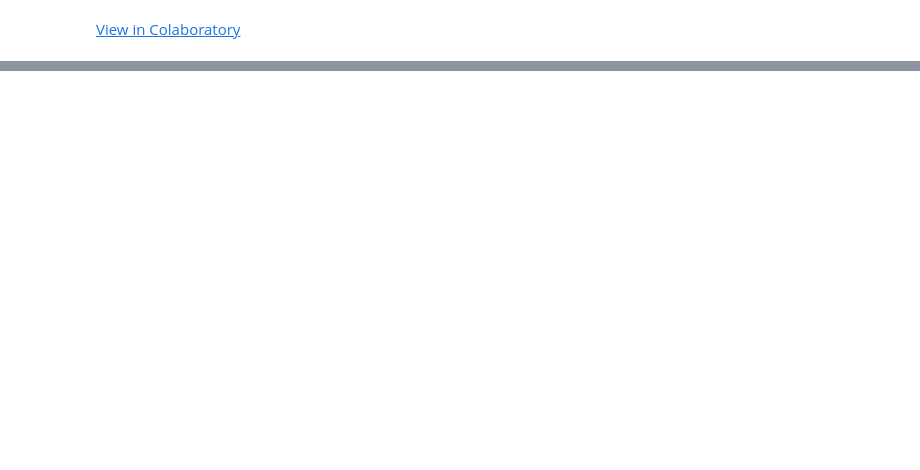
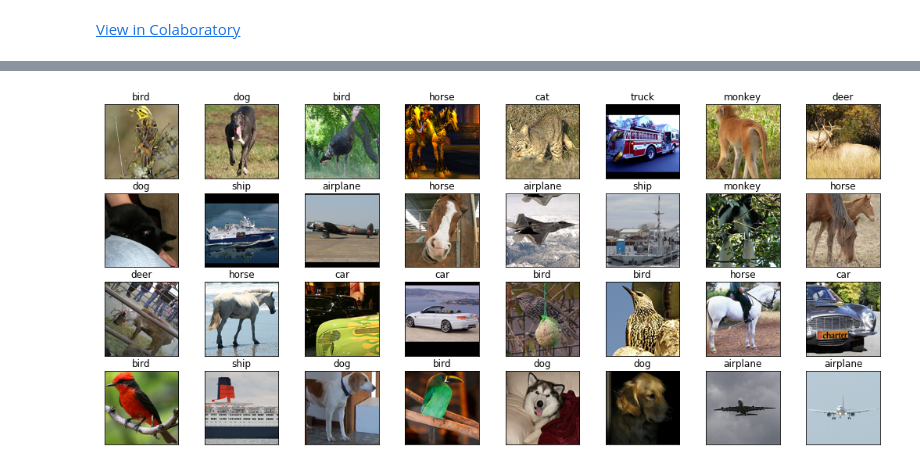
Before and after one commit to sthalles/blog-resources, a Jupyter notebook: sagan/Eager_SAGAN-STL-10-96x96.ipynb, the cells around one changed output, grey strips where cells are left out. Cells and saved outputs as stored; diff of their text form; code cells hidden in the pictures; blank space fills up the shorter version.

```diff
--- a/sagan/Eager_SAGAN-STL-10-96x96.ipynb
+++ b/sagan/Eager_SAGAN-STL-10-96x96.ipynb
@@ -66,0 +17,9 @@ print("Train data shape:", X_train.shape)
+# %%
+#X_train = read_all_images("./data/stl10_binary/train_X.bin")
+X_train, y_train = read_all_images("./data/stl10_binary/train_X.bin", "./data/stl10_binary/train_y.bin")
+
+X_test, y_test = read_all_images("./data/stl10_binary/test_X.bin", "./data/stl10_binary/test_y.bin")
+
+X_train = np.concatenate((X_train, X_test), axis=0)
+y_train = np.concatenate((y_train, y_test), axis=0)
+y_train = y_train - 1
@@ -67,21 +46,21 @@ print("Train data shape:", X_train.shape)
 # %%
-cifar_10 = ["airplane", "automobile", "bird", "cat", "deer", "dog", "frog", "horse", "ship", "truck"]
-
-n_classes = len(cifar_10)
-print("Number of classes:", n_classes)
-
-
+labels = ["airplane", "bird", "car", "cat", "deer", "dog", "horse", "monkey", "ship", "truck"]
+n_classes = 10
 fig = plt.figure(figsize=(18,8))
 n_columns = 8
 n_rows = 4
 
-for i in range(1,n_columns*n_rows+1):
-  fig.add_subplot(n_rows, n_columns, i)
+for i in range(0,n_columns*n_rows):
+
+  fig.add_subplot(n_rows, n_columns, i+1)
   plt.imshow(X_train[i])
-  # plt.title(cifar_10[y_train[i]])
+  #print(y_train[i-1])
+  plt.title(labels[y_train[i]])
   # Turn off tick labels
   plt.xticks([])
   plt.yticks([])
 plt.show()
+# %% [output]
+[figure, added]
 # %%
 tfe = tf.contrib.eager
```
Also changed, not shown: parts of 19 cells of this notebook.
